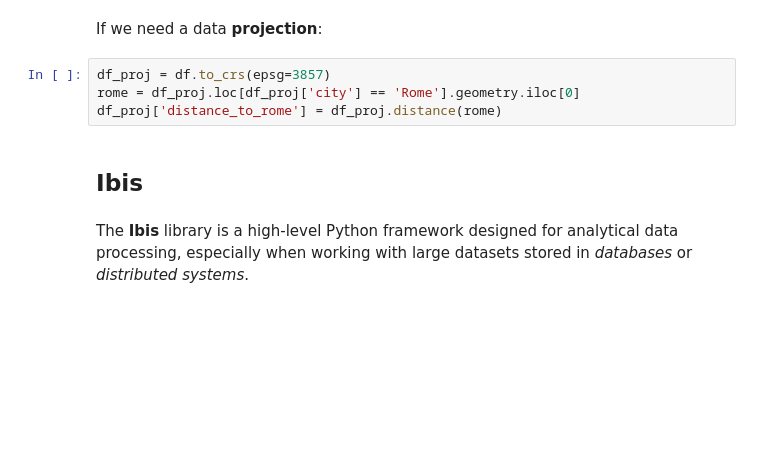
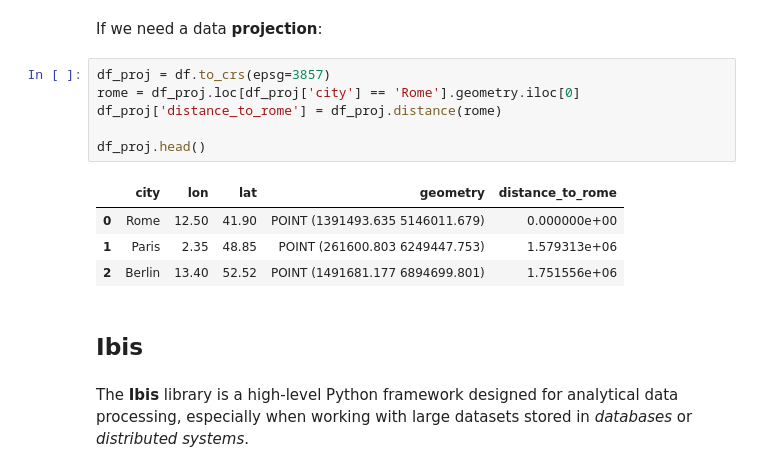
Before and after one commit to mscarpiniti/PyDSBook, a Jupyter notebook: Notebooks/6_Data_manipulation.ipynb, the cells around one changed output. Drawn from its saved outputs; the diff is of its cells as text; blank space fills up the shorter version.

```diff
--- a/Notebooks/6_Data_manipulation.ipynb
+++ b/Notebooks/6_Data_manipulation.ipynb
@@ -882,7 +895,14 @@ If we need a data **projection**:
 # %%
 df_proj = df.to_crs(epsg=3857)
 rome = df_proj.loc[df_proj['city'] == 'Rome'].geometry.iloc[0]
 df_proj['distance_to_rome'] = df_proj.distance(rome)
+
+df_proj.head()
+# %% [output]
+|  | city | lon | lat | geometry | distance_to_rome |
+| 0 | Rome | 12.50 | 41.90 | POINT (1391493.635 5146011.679) | 0.000000e+00 |
+| 1 | Paris | 2.35 | 48.85 | POINT (261600.803 6249447.753) | 1.579313e+06 |
+| 2 | Berlin | 13.40 | 52.52 | POINT (1491681.177 6894699.801) | 1.751556e+06 |
 # %% [markdown]
 <a id="ibis"></a>
 ## Ibis
```
Also changed, not shown: parts of 23 cells of this notebook, 1 other file.
